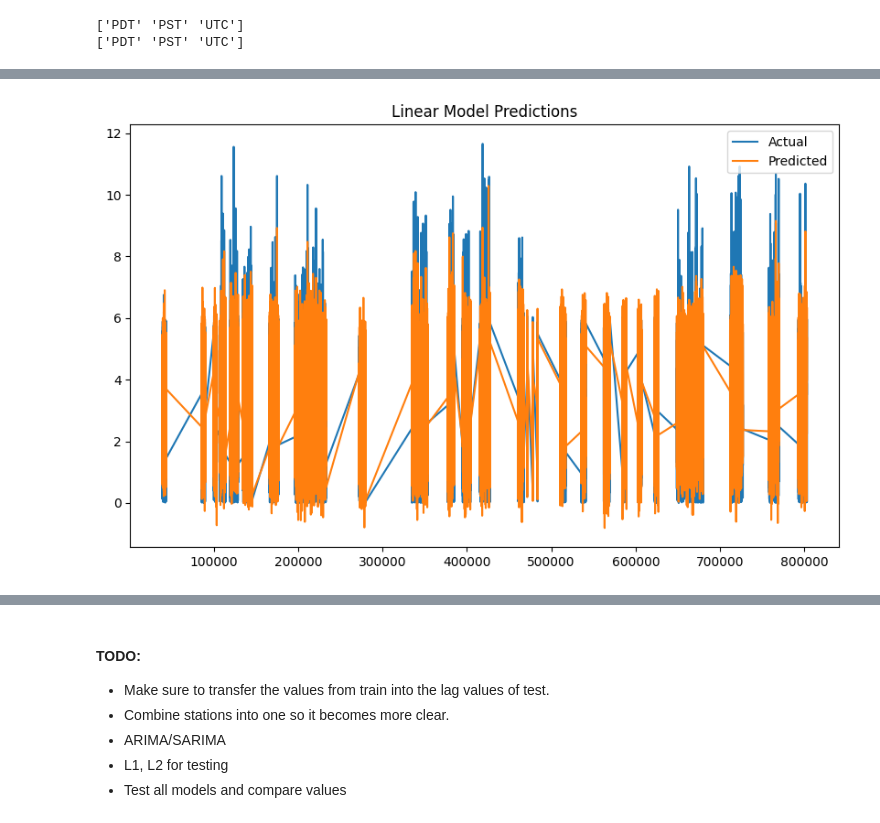
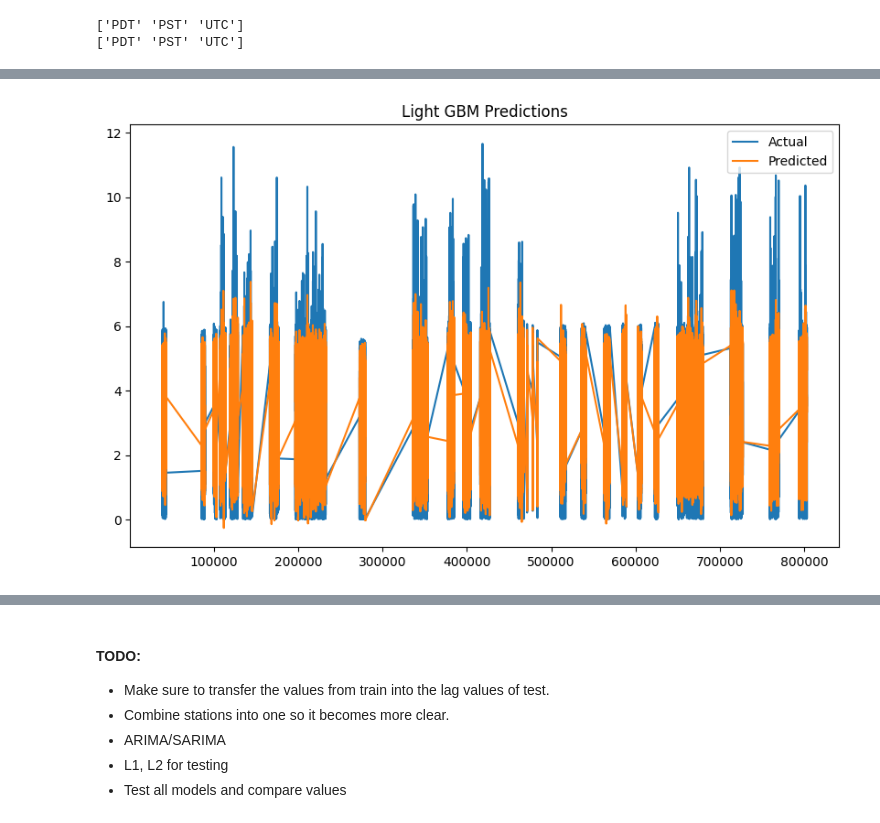
Before and after one commit to Fiehn/42577-Introduction-to-business-analytics, a Jupyter notebook: Project.ipynb, the cells around one changed output, grey strips where cells are left out. Drawn from its saved outputs; the diff is of its cells as text; code cells hidden in the pictures.

```diff
--- a/Project.ipynb
+++ b/Project.ipynb
@@ -789,5 +787,5 @@ def main(data_path,model='lgbm'):
 
     return model, y_test, predictions, baseline_predictions
 # %%
-model, y_test, predictions, baseline = main('EVChargingStationUsage_standardized.csv', model='linear_regression')
+model, y_test, predictions, baseline = main('EVChargingStationUsage_standardized.csv', model='lgbm')
 # %% [output]
@@ -797,4 +812,4 @@ Improvement over baseline: 35.5%
 # %%
-plot_predictions(y_test, predictions, "Linear Model Predictions")
+plot_predictions(y_test, predictions, "Light GBM Predictions")
 # %% [output]
-[figure, old version]
+[figure, new version]
```
Also changed, not shown: parts of 3 cells of this notebook.
